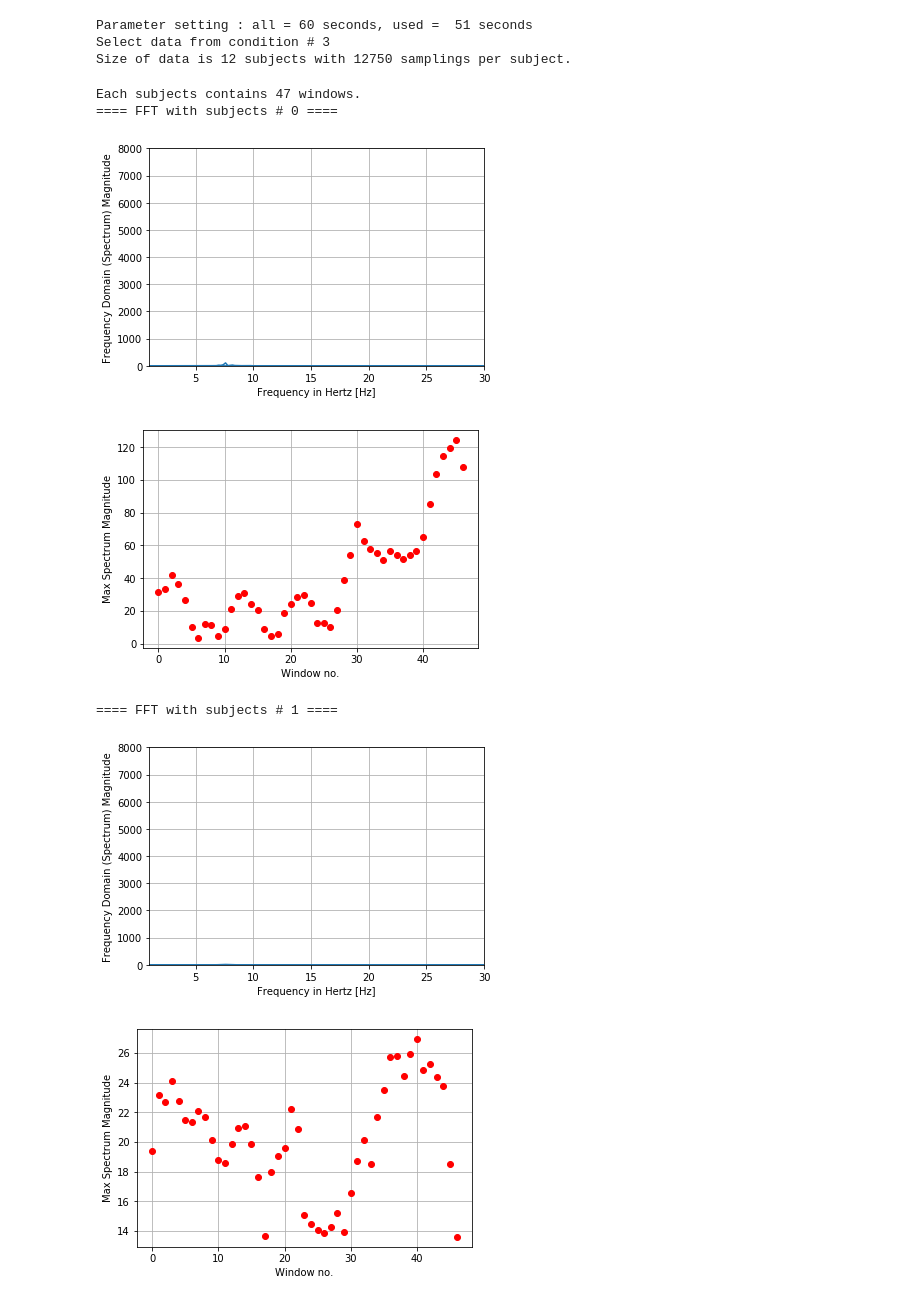
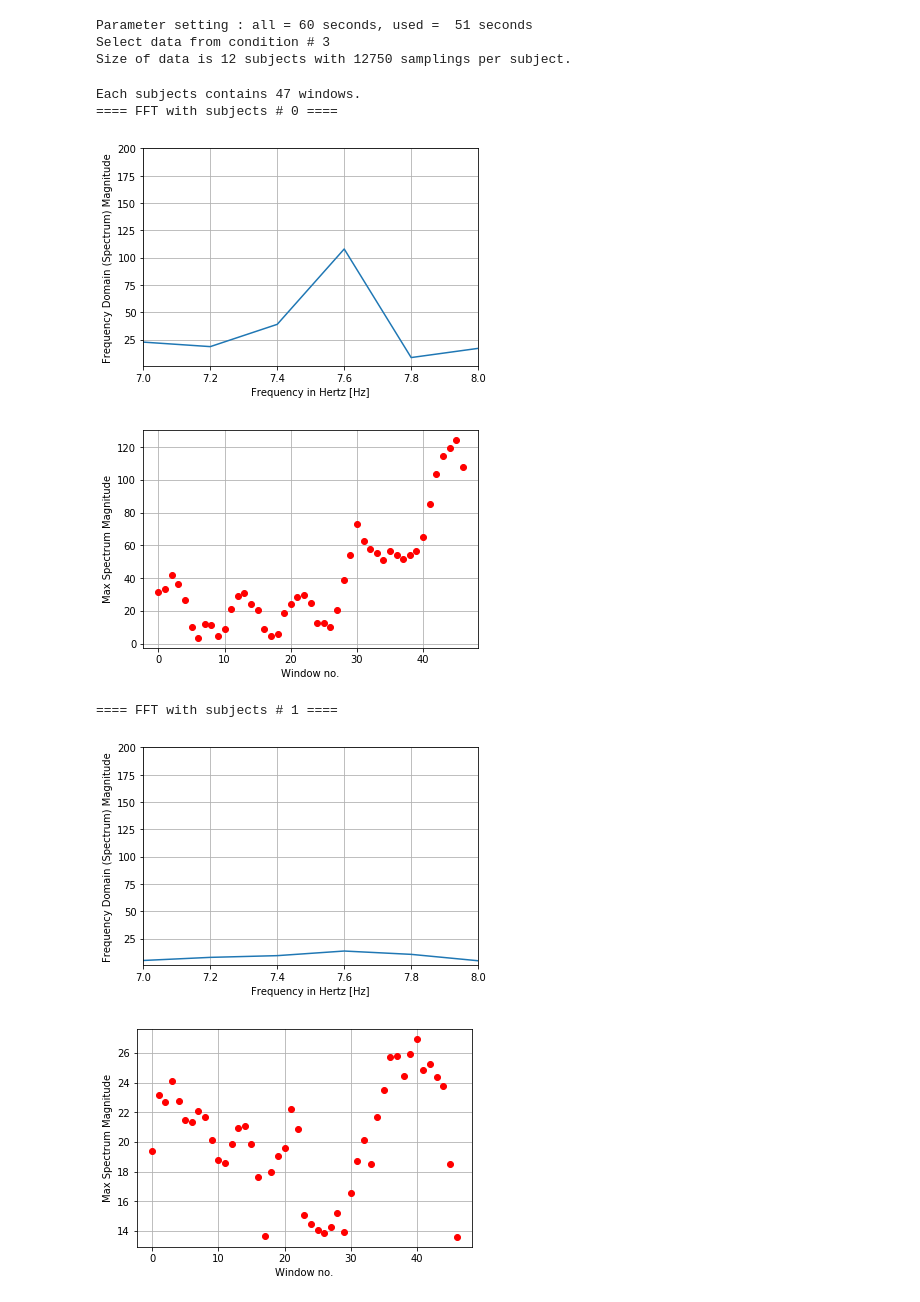
Before and after one commit to bamboojfc/SSVEP-nonLinearRegression, a Jupyter notebook: model.ipynb, the cells around one changed output. Saved outputs shown, nothing was run; the diff lists cells and outputs as text; code cells hidden in the pictures.

```diff
--- a/model.ipynb
+++ b/model.ipynb
@@ -69,40 +69,52 @@ fft_out_max_list = np.zeros((number_of_subjects, number_of_slide_windows))
 print "Each subjects contains", number_of_slide_windows, "windows."
 
 #FFT
 for i, d in enumerate(data_selected):
     print "==== FFT with subjects #", i, "===="
     for index in range(0, number_of_slide_windows):
-        #print "From second #", index, "to", index+window_size-1,"( sampling no.", index*number_of_samplings_per_sec, "to", (index + window_size) * number_of_samplings_per_sec - 1, ")"
+#         print "From second #", index, "to", index+window_size-1,"( sampling no.", index*number_of_samplings_per_sec, "to", (index + window_size) * number_of_samplings_per_sec - 1, ")"
 
         #FFT with one window
         fft_out = fft(d[index*number_of_samplings_per_sec : (index + window_size) * number_of_samplings_per_sec])
         freqs = fftfreq(len(fft_out)) * number_of_samplings_per_sec
 
         #Get maximum magnitude value from window_size freq
-        fft_out_max_list[i][index] = np.abs(fft_out)[np.where(freqs==7.6)]
+        if window_size == 5:
+            fix_freq = 7.6
+        elif window_size == 6:
+            fix_freq = 7.5
+        elif window_size == 7:
+            #still cannot find fix freq
+            #peak is around 7.56-7.58
+            #but after find from 7.5 to 7.8 (with scale + 0.00001), I still cannot find it
+            pass
+        elif window_size == 10:
+            fix_freq = 7.6
+
+        fft_out_max_list[i][index] = np.abs(fft_out)[np.where(freqs==fix_freq)]
 
         if index == number_of_slide_windows - 1:
             #plot FFT of some specific window
             fig, ax = plt.subplots()
             ax.plot(freqs, np.abs(fft_out))
             ax.set_xlabel('Frequency in Hertz [Hz]')
             ax.set_ylabel('Frequency Domain (Spectrum) Magnitude')
-            ax.set_xlim(1, 30)
-            ax.set_ylim(1, 8000)
+            ax.set_xlim(7, 8)
+            ax.set_ylim(1, 200)
             plt.grid()
             plt.show()
 
     plt.plot(fft_out_max_list[i], 'ro')
     plt.xlabel('Window no.')
     plt.ylabel('Max Spectrum Magnitude')
     plt.grid()
     plt.show()
 # %% [output]
 Each subjects contains 47 windows.
 ==== FFT with subjects # 0 ====
-[figure, old version]
+[figure, new version]
 [figure]
 ==== FFT with subjects # 1 ====
-[figure, old version]
+[figure, new version]
 [figure]
 ==== FFT with subjects # 2 ====
```
Also changed, not shown: parts of 6 cells of this notebook.
